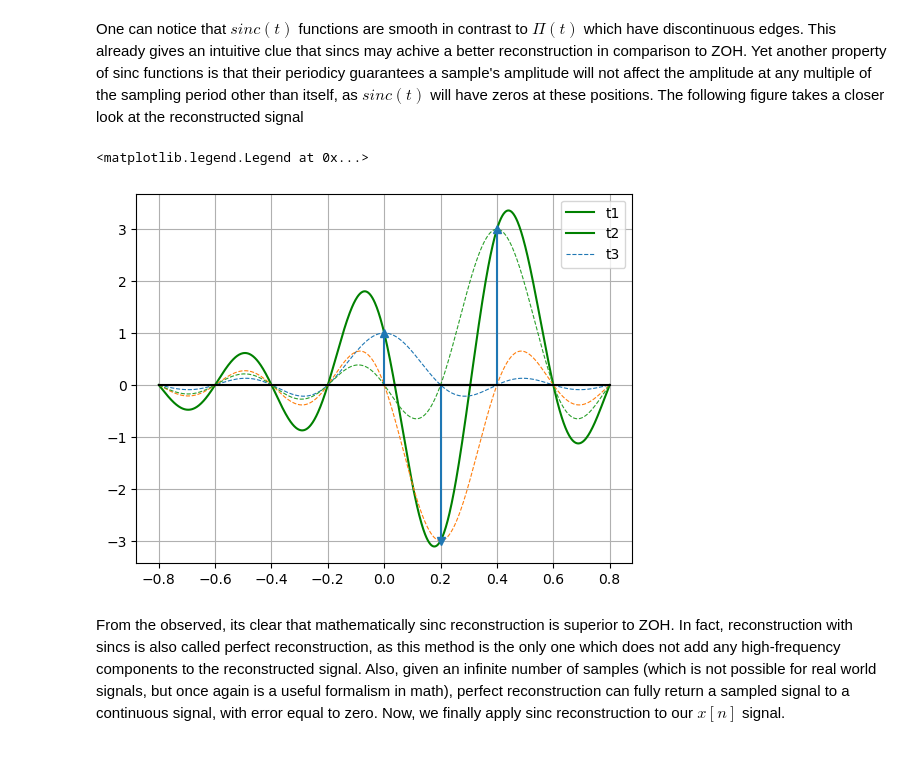
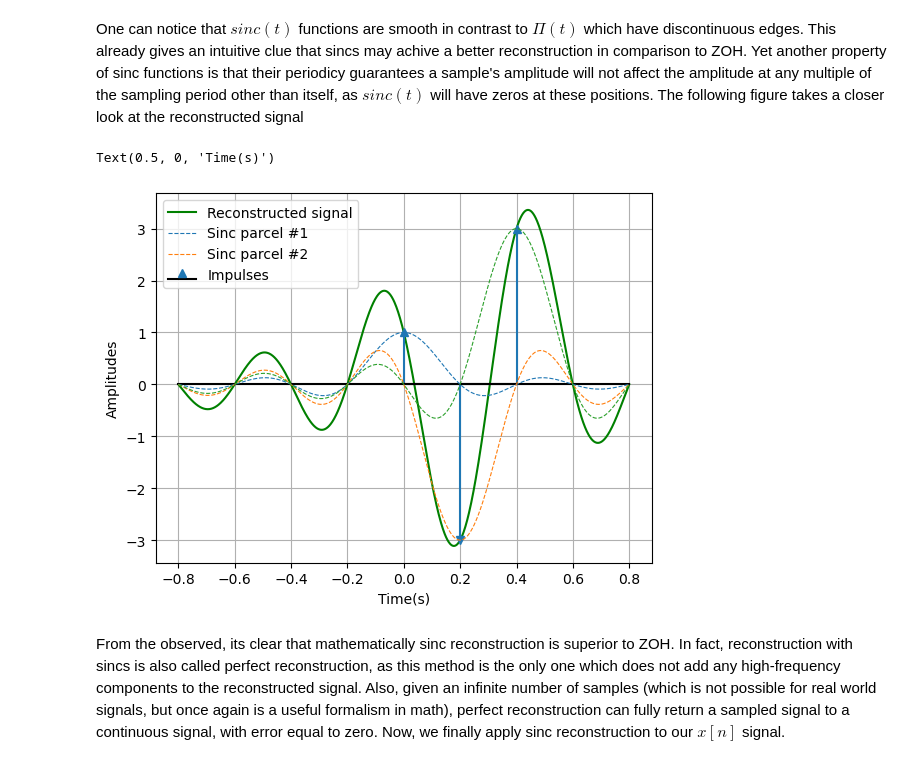
Before and after one commit to EduardoGFilho/DSP_Jupyter_Notebooks, a Jupyter notebook: Sampling.ipynb, the cells around one changed output. Cells and saved outputs as stored; diff of their text form; code cells hidden in the pictures.

Commit message:
Add labels to sinc example

```diff
--- a/Sampling.ipynb
+++ b/Sampling.ipynb
@@ -199,25 +199,32 @@ plt.grid()
 One can notice that $sinc(t)$ functions are smooth in contrast to $\Pi(t)$ which have discontinuous edges. This already gives an intuitive clue that sincs may achive a better reconstruction in comparison to ZOH. Yet another property of sinc functions is that their periodicy guarantees a sample's amplitude will not affect the amplitude at any multiple of the sampling period other than itself, as $sinc(t)$ will have zeros at these positions. The following figure takes a closer look at the reconstructed signal
 # %%
 # Plot full reconstructed signal, in green
-plt.plot(y_time_axis, y_sinc_reconstructed, y_Ts, color = 'g')
+
+plt.plot(y_time_axis, y_sinc_reconstructed, color = 'g', label = 'Reconstructed signal')
 plt.xticks(y_Ts*np.arange(-n_frame,n_frame+1))
 plt.grid()
+
+# Plot every impulse
+plot_impulses(y_Ts*np.arange(-n_frame,n_frame+1), y_framed, label = 'Impulses')
 
 # Get every sinc parcel in the reconstruction
 y_sinc_parcels = np.zeros((len(y), len(y_time_axis)))
 for i in range(N):
     single_sample = np.zeros_like(y_framed)
     single_sample[n_frame+i] = y_framed[n_frame+i]
     y_sinc_parcels[i] = sinc_interpolation(single_sample, y_time_axis, y_Ts)
 
 # Plot every parcel
-for sinc_parcel in y_sinc_parcels:
-    plt.plot(y_time_axis,sinc_parcel, linestyle='dashed',linewidth = 0.8)
-# Plot every impulse
-plot_impulses(y_Ts*np.arange(-n_frame,n_frame+1), y_framed)
+for k, parcel in enumerate(y_sinc_parcels):
+    tmp = plt.plot(y_time_axis,parcel, linestyle='dashed',linewidth = 0.8,\
+    label = f'Sinc parcel #{k+1}' if k+1<=2 else '')
+
+plt.legend()
+plt.ylabel('Amplitudes')
+plt.xlabel('Time(s)')
 # %% [output]
-<matplotlib.legend.Legend at 0x...>
+Text(0.5, 0, 'Time(s)')
-[figure, old version]
+[figure, new version]
 # %% [markdown]
 From the observed, its clear that mathematically sinc reconstruction is superior to ZOH. In fact, reconstruction with sincs is also called perfect reconstruction, as this method is the only one which does not add any high-frequency components to the reconstructed signal. Also, given an infinite number of samples (which is not possible for real world signals, but once again is a useful formalism in math), perfect reconstruction can fully return a sampled signal to a continuous signal, with error equal to zero. Now, we finally apply sinc reconstruction to our $x[n]$ signal.
 # %%
```
